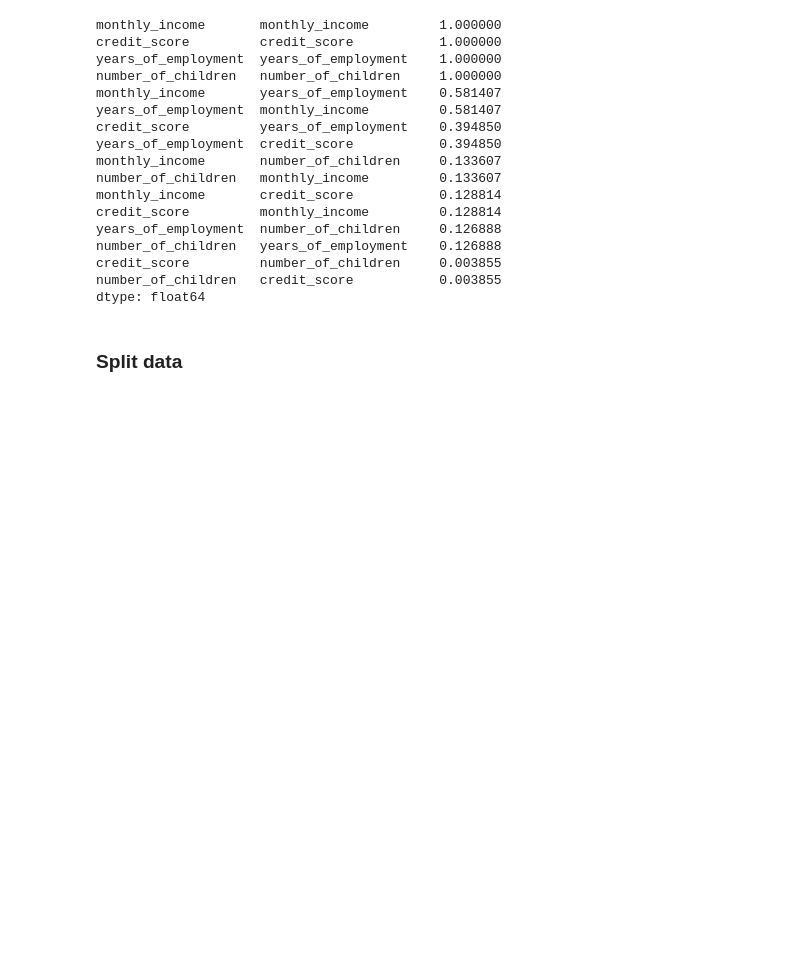
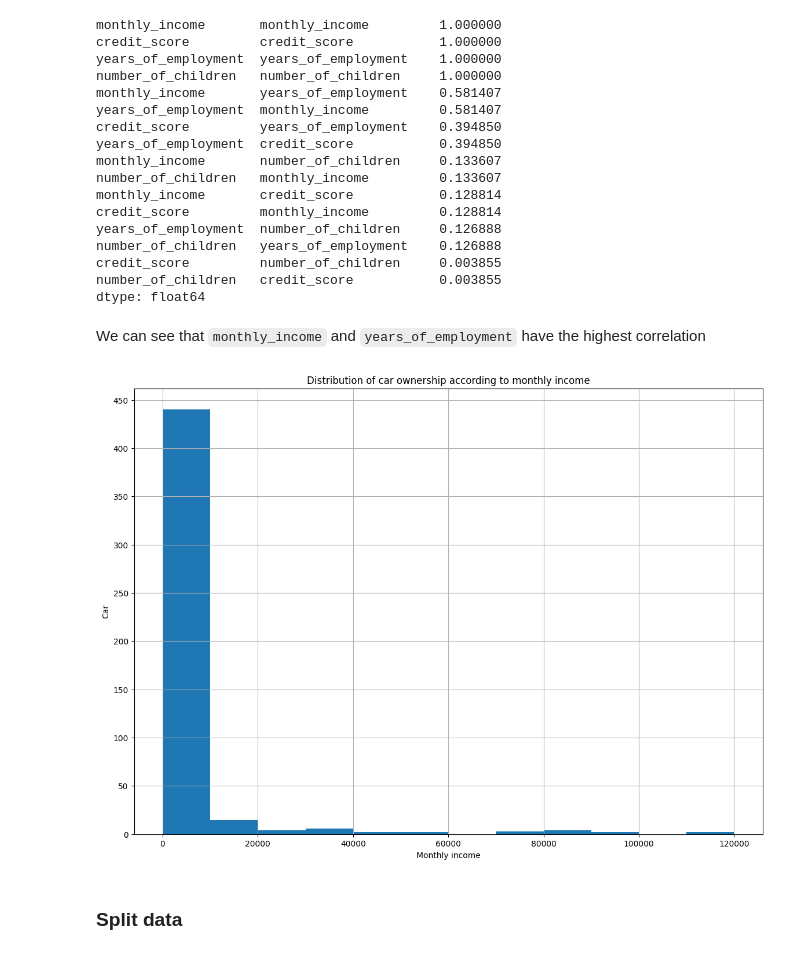
Before and after one commit to osmog/mlzoomcamp2023, a Jupyter notebook: 07-project/notebook.ipynb, the cells around one changed output. Saved outputs shown, nothing was run; the diff lists cells and outputs as text; code cells hidden in the pictures; blank space fills up the shorter version.

```diff
--- a/07-project/notebook.ipynb
+++ b/07-project/notebook.ipynb
@@ -92,2 +110,0 @@ dtype: object
-# %%
-df.finance_status = df.finance_status.fillna('unkonw')
@@ -98,0 +111,4 @@ df.finance_history = df.finance_history.str.replace('late_payments', 'late_payme
+# %%
+# finance status - just lower the values
+df.finance_status = df.finance_status.str.lower()
+df.finance_status = df.finance_status.fillna('unkown')
@@ -168,6 +212,21 @@ number_of_children   years_of_employment    0.126888
 credit_score         number_of_children     0.003855
 number_of_children   credit_score           0.003855
 dtype: float64
+# %% [markdown]
+We can see that `monthly_income` and `years_of_employment` have the highest correlation
+# %%
+df_with_cars_only = df[df.car == 1]
+plt.figure(figsize=(14, 10))
+plt.hist(list(df_with_cars_only.monthly_income), bins = 12)
+plt.locator_params(axis = "x", nbins = 12)
+plt.locator_params(axis = "y", nbins = 12)
+plt.title("Distribution of car ownership according to monthly income")
+plt.xlabel("Monthly income")
+plt.ylabel("Car")
+plt.grid()
+plt.show()
+# %% [output]
+[figure, added]
 # %% [markdown]
 ### Split data
 # %%
```
Also changed, not shown: parts of 30 cells of this notebook, 6 other files.
